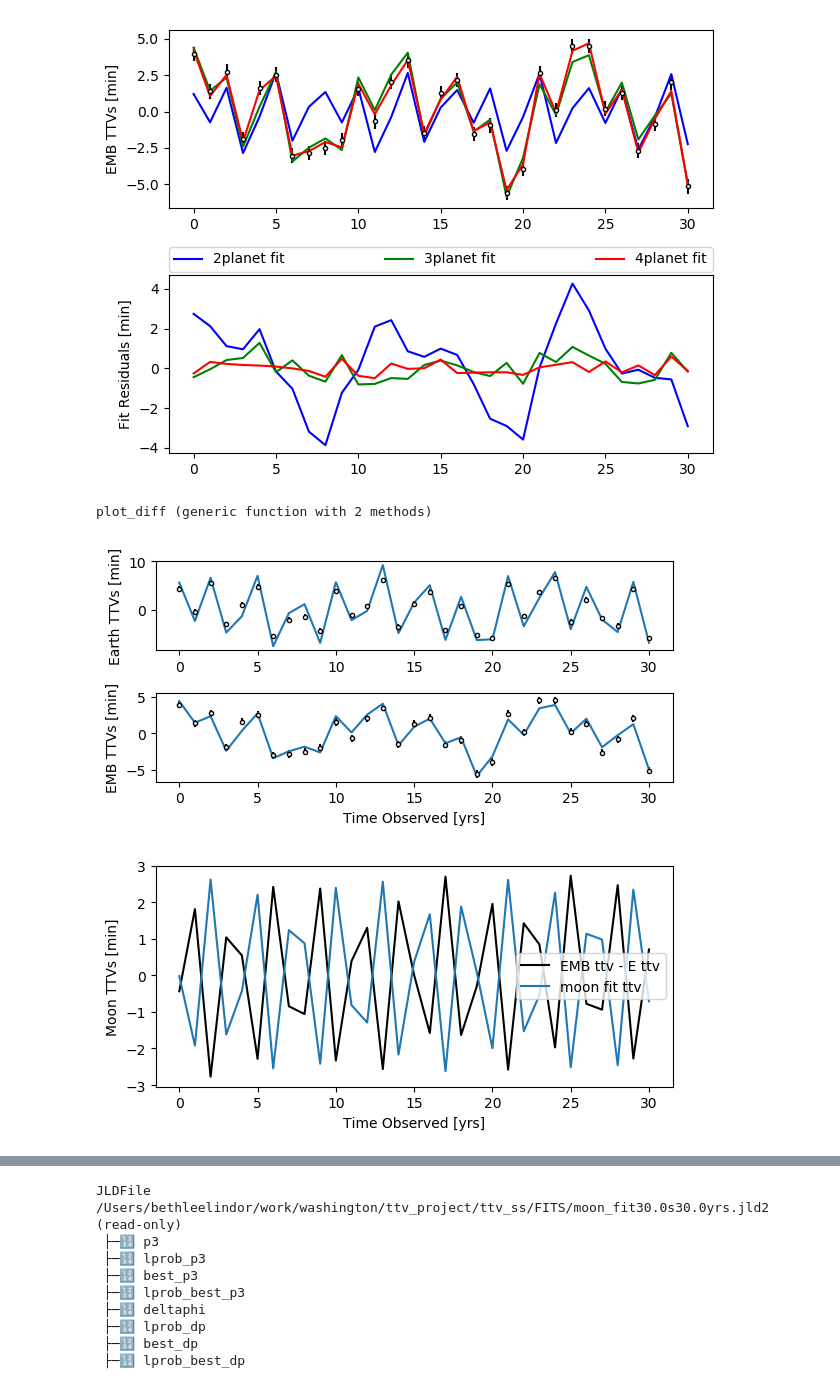
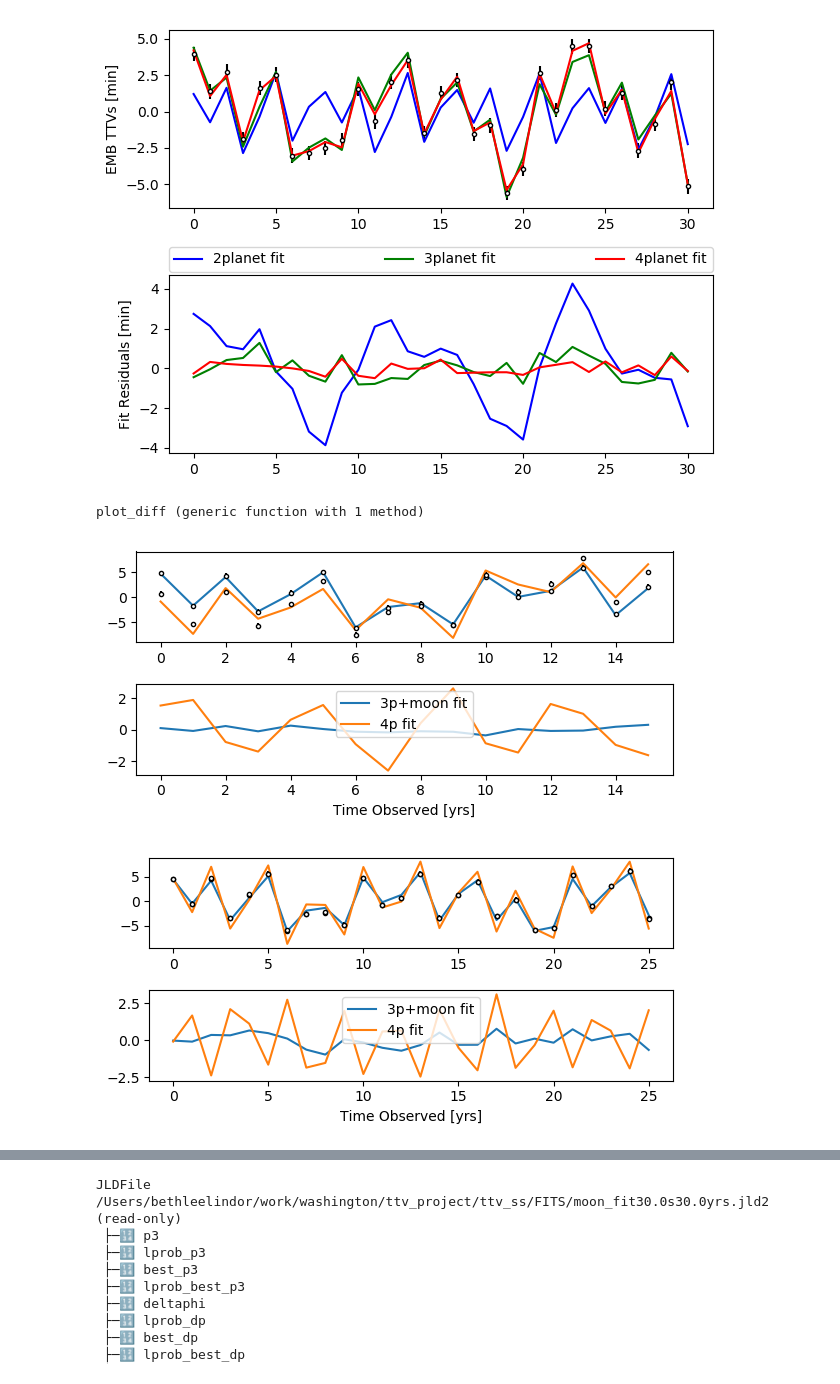
Before and after one commit to bmlindor/ttv_ss, a Jupyter notebook: runs.ipynb, the cells around one changed output, grey strips where cells are left out. Saved outputs shown, nothing was run; the diff lists cells and outputs as text; code cells hidden in the pictures.

```diff
--- a/runs.ipynb
+++ b/runs.ipynb
@@ -441,17 +502,17 @@ JLDFile /Users/bethleelindor/work/washington/ttv_project/ttv_ss/FITS/fromEMB/p4_
 # %%
 p4_33=jldopen("FITS/p4_fit30.0s30.0yrs.jld2","r")
 p4_32=jldopen("FITS/p4_fit30.0s20.0yrs.jld2","r") #no pins and pouts
-p4_315=jldopen("FITS/p4_fit30.0s15.0yrs.jld2","r")
-p4_325=jldopen("FITS/p4_fit30.0s25.0yrs.jld2","r")
-p4_63=jldopen("FITS/p4_fit60.0s30.0yrs.jld2","r") #no pins and pouts
-p4_62=jldopen("FITS/p4_fit60.0s20.0yrs.jld2","r") #no pins and pouts
-#p4_625=jldopen("FITS/p4_fit60.0s25.0yrs.jld2","r") # doesn't exist
-p4_615=jldopen("FITS/p4_fit60.0s15.0yrs.jld2","r") #no pins and pouts
-p4_93=jldopen("FITS/p4_fit90.0s30.0yrs.jld2","r") #no pins and pouts
-p4_92=jldopen("FITS/p4_fit90.0s20.0yrs.jld2","r") #no pins and pouts
-p4_915=jldopen("FITS/p4_fit90.0s15.0yrs.jld2","r") #no pins and pouts
-p4_925=jldopen("FITS/p4_fit90.0s25.0yrs.jld2","r") #no pins and pouts
-    # p4_123=jldopen("FITS/p4_fit120.0s30.0yrs.jld2","r") # doesnt exist
+# p4_315=jldopen("FITS/p4_fit30.0s15.0yrs.jld2","r")
+# p4_325=jldopen("FITS/p4_fit30.0s25.0yrs.jld2","r")
+# p4_63=jldopen("FITS/p4_fit60.0s30.0yrs.jld2","r") #no pins and pouts
+# p4_62=jldopen("FITS/p4_fit60.0s20.0yrs.jld2","r") #no pins and pouts
+# #p4_625=jldopen("FITS/p4_fit60.0s25.0yrs.jld2","r") # doesn't exist
+# p4_615=jldopen("FITS/p4_fit60.0s15.0yrs.jld2","r") #no pins and pouts
+# p4_93=jldopen("FITS/p4_fit90.0s30.0yrs.jld2","r") #no pins and pouts
+# p4_92=jldopen("FITS/p4_fit90.0s20.0yrs.jld2","r") #no pins and pouts
+# p4_915=jldopen("FITS/p4_fit90.0s15.0yrs.jld2","r") #no pins and pouts
+# p4_925=jldopen("FITS/p4_fit90.0s25.0yrs.jld2","r") #no pins and pouts
+#     # p4_123=jldopen("FITS/p4_fit120.0s30.0yrs.jld2","r") # doesnt exist
     # p4_122=jldopen("FITS/p4_fit120.0s20.0yrs.jld2","r") # doesnt exist
     # p4_1215=jldopen("FITS/p4_fit120.0s15.0yrs.jld2","r") # doesnt exist
     # p4_1225=jldopen("FITS/p4_fit120.0s25.0yrs.jld2","r") # doesnt exist
@@ -547,11 +619,11 @@ plot_res(p4b33,"best_p4")
 # %%
 function plot_diff(file1,file2)
 tt,tt0,sigtt,ttmodel = file1["tt"],file1["tt0"],file1["sigtt"],file1["ttmodel"]
-pbest_global = file1["best_p3"] #file1["best_p3"]
+pbest_global = file1["best_dp"] #file1["best_p3"]
 nplanet,ntrans = file1["nplanet"],file1["ntrans"]
 # p2_ttvs =  decompose_ttvs(2,ntrans,pbest_global[1:10]) .* (24 * 60)
-file1_ttvs = decompose_ttvs(3,ntrans,pbest_global[1:15]) .* (24 * 60)
-moon = moon_ttvs(ntrans,file1["best_dp"][16:18]) .* (24 * 60)
+file1_ttvs = decompose_ttvs(3,ntrans[1:3],file1["best_dp"]) .* (24 * 60)
+moon = moon_ttvs(ntrans,file1["best_dp"]) .* (24 * 60)
 n1_1,n2_1 = ntrans[1],ntrans[2]
 mu1_1,P1_1,t01_1,ecos1_1,esin1_1 = pbest_global[1:5]
 mu2_1,P2_1,t02_1,ecos2_1,esin2_1 = pbest_global[6:10]
@@ -563,9 +635,9 @@ ttv1_1,ttv2_1 = (tt1_1.-time1_1).* (24 * 60),(tt2_1.-time2_1).* (24 * 60) #in mi
 sigtt1_1,sigtt2_1 = sigtt[1:n1_1].* (24 * 60),sigtt[n1_1+1:n1_1+n2_1].* (24 * 60) #in minutes
 
 tt,tt0,sigtt,ttmodel = file2["tt"],file2["tt0"],file2["sigtt"],file2["ttmodel"]
-pbest_global = file2["best_p3"]
+pbest_global = file2["best_p4"]
 nplanet,ntrans = file2["nplanet"],file2["ntrans"]
-file2_ttvs = decompose_ttvs(3,ntrans,pbest_global[1:15]) .* (24 * 60)
+file2_ttvs = decompose_ttvs(4,ntrans,pbest_global[1:end]) .* (24 * 60)
 n1_2,n2_2 = ntrans[1],ntrans[2]
 mu1_2,P1_2,t01_2,ecos1_2,esin1_2 = pbest_global[1:5]
 mu2_2,P2_2,t02_2,ecos2_2,esin2_2 = pbest_global[6:10]
@@ -577,33 +649,37 @@ ttv1_2,ttv2_2 = (tt1_2.-time1_2).* (24 * 60),(tt2_2.-time2_2).* (24 * 60) #in mi
 sigtt1_2,sigtt2_2 = sigtt[1:n1_2].* (24 * 60),sigtt[n1_2+1:n1_2+n2_2].* (24 * 60) #in minutes
 
 figure(figsize=(6,3))
-title("3p + moon vs 3p")
 ax1=subplot(211)
 ax1.errorbar(ttsim2_1,ttv2_1,sigtt2_1,fmt=".",color="black",mec="black",mfc="white")#,label="from V + E")
-ax1.plot(ttsim2_1,file1_ttvs[2,3,1:n2_1]+file1_ttvs[2,1,1:n2_1]+moon,label="3p+moon fit for Earth")
-ylabel("Earth TTVs [min]")
+ax1.errorbar(ttsim2_2,ttv2_2,sigtt2_2,fmt=".",color="black",mec="black",mfc="white")#,label="from V + E")
+ax1.plot(ttsim2_1,(file1_ttvs[2,3,1:n2_1]+file1_ttvs[2,1,1:n2_1]+moon),label="3p+moon fit")
+ax1.plot(ttsim2_2,(file2_ttvs[2,4,1:n2_2]+file2_ttvs[2,3,1:n2_2]+file1_ttvs[2,1,1:n2_2]+moon),label="4p fit")
 ax2=subplot(212)
-ax2.errorbar(ttsim2_2,ttv2_2,sigtt2_2,fmt=".",color="black",mec="black",mfc="white")#,label="from V + EMB")
-ax2.plot(ttsim2_2,file2_ttvs[2,3,1:n2_2]+file2_ttvs[2,1,1:n2_2],label="3p fit for EMB")
-ylabel("EMB TTVs [min]")
-xlabel("Time Observed [yrs]")
-tight_layout()
-# legend()
-fig=figure(figsize=(6,3))
-# title("Moon TTVs EMB - E ttvs")
-plot(ttsim2_2,ttv2_2-ttv2_1,color="black",label="EMB ttv - E ttv")#,label="from V + EMB")
-plot(ttsim2_2,moon,label="moon fit ttv")
+#  moon = moon_ttvs(ntrans,pbest_global) .* (24 * 60)
+ax2.plot(ttsim2_1,ttv2_1-(file1_ttvs[2,3,1:n2_1]+file1_ttvs[2,1,1:n2_1]+moon),label="3p+moon fit")
+ax2.plot(ttsim2_2,ttv2_2-(file2_ttvs[2,4,1:n2_2]+file2_ttvs[2,3,1:n2_2]+file1_ttvs[2,1,1:n2_2]+moon),label="4p fit")
+
 legend()
-ylabel("Moon TTVs [min]")
+# title("3p + moon vs 3p")
+# ax1.errorbar(ttsim2_1,ttv2_1,sigtt2_1,fmt=".",color="black",mec="black",mfc="white")#,label="from V + E")
+# ax1.plot(ttsim2_1,file1_ttvs[2,3,1:n2_1]+file1_ttvs[2,1,1:n2_1]+moon,label="3p+moon fit for Earth")
+# ylabel("Earth TTVs [min]")
+# ax2=subplot(212)
+# ax2.errorbar(ttsim2_2,ttv2_2,sigtt2_2,fmt=".",color="black",mec="black",mfc="white")#,label="from V + EMB")
+# ax2.plot(ttsim2_2,file2_ttvs[2,3,1:n2_2]+file2_ttvs[2,1,1:n2_2],label="3p fit for EMB")
+# ylabel("EMB TTVs [min]")
 xlabel("Time Observed [yrs]")
 # plot((file1_ttvs[2,3,1:n2_1]+file1_ttvs[2,1,1:n2_1]+moon) - (file2_ttvs[2,3,1:n2_2]+file2_ttvs[2,1,1:n2_2]))
 tight_layout()
 end
 # %% [output]
-plot_diff (generic function with 2 methods)
+plot_diff (generic function with 1 method)
 # %%
 # 3p+moon - 3planet
-plot_diff(m_33,p_33)
+plot_diff(m_315,p4_315)
 # %% [output]
-[figure, old version]
+[figure, new version]
-[figure, removed]
+# %%
+plot_diff(m_325,p4_325)
+# %% [output]
+[figure, added]
```
Also changed, not shown: parts of 29 cells of this notebook, 53 other files.
